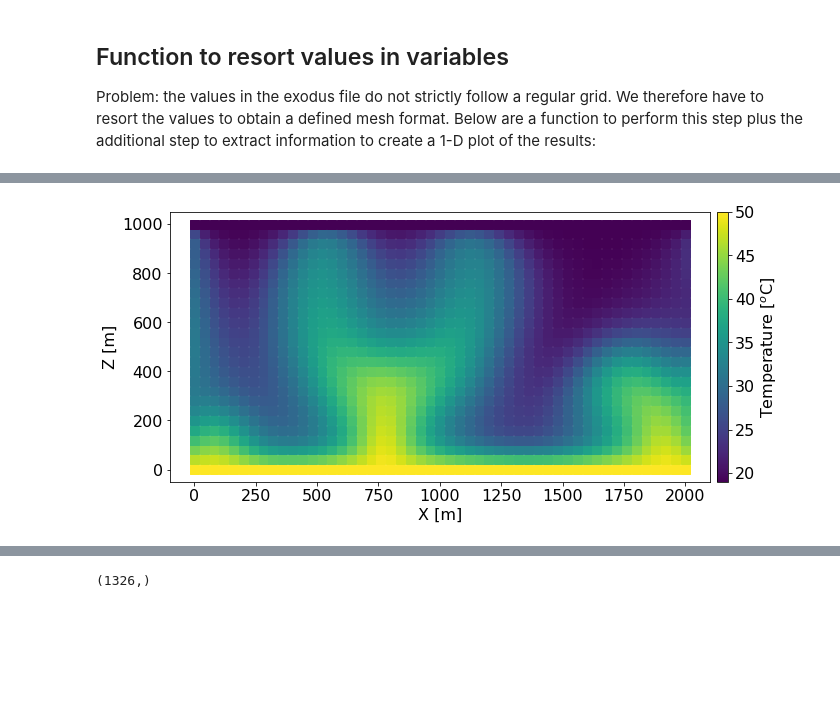
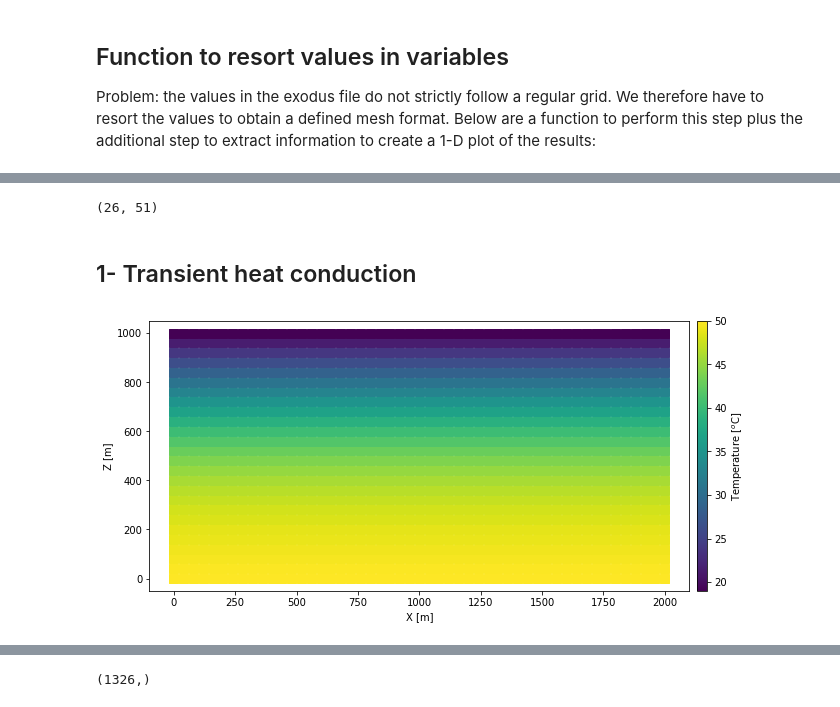
Before and after one commit to gweishar/inputfiles_golem, a Jupyter notebook: exodus_to_python_GW.ipynb, the cells around one changed output, grey strips where cells are left out. Cells and saved outputs as stored; diff of their text form; code cells hidden in the pictures; blank space fills up the shorter version.

```diff
--- a/exodus_to_python_GW.ipynb
+++ b/exodus_to_python_GW.ipynb
@@ -114,16 +105,27 @@ fig2.savefig("python_figures/4_TH_all_years_profile.eps")
+# %%
+print(vars_im.shape)
+# %% [output]
+(26, 51)
+# %% [markdown]
+## 1- Transient heat conduction
 # %%
-# T - transient
+# Model snapshots
+nc = netCDF4.Dataset('Florian_Benchmark/1-T/gold/T_transient_2D_small_ic50.e')
+#Get X and Y coordinates
+X = nc.variables['coordx']
+Y = nc.variables['coordy']
 var2 = nc.variables['vals_nod_var2'] # Temperature var 2, pressure var 1
+yvals = np.sort(np.unique(Y))
 f, ax = plt.subplots(1, 1, figsize=(10, 5))
 im = ax.scatter(X, Y, c=var2[25,:], marker='s', s=80)
 ax.set_xlabel("X [m]")
 ax.set_ylabel("Z [m]")
 divider = make_axes_locatable(ax)
 cax = divider.append_axes('right', size='2%', pad=0.1)
 cbar = plt.colorbar(im, cax=cax)
 #?plt.colorbar
 cbar.set_label("Temperature [$^o$C]") #[$^o$C] [Pa]
 ax.set_aspect('equal')
-plt.savefig("python_figures/4_TH_1211years.eps")
+#plt.savefig("python_figures/4_TH_1211years.eps")
 # %% [output]
-[figure, old version]
+[figure, new version]
```
Also changed, not shown: parts of 5 cells of this notebook, 8 other files.
